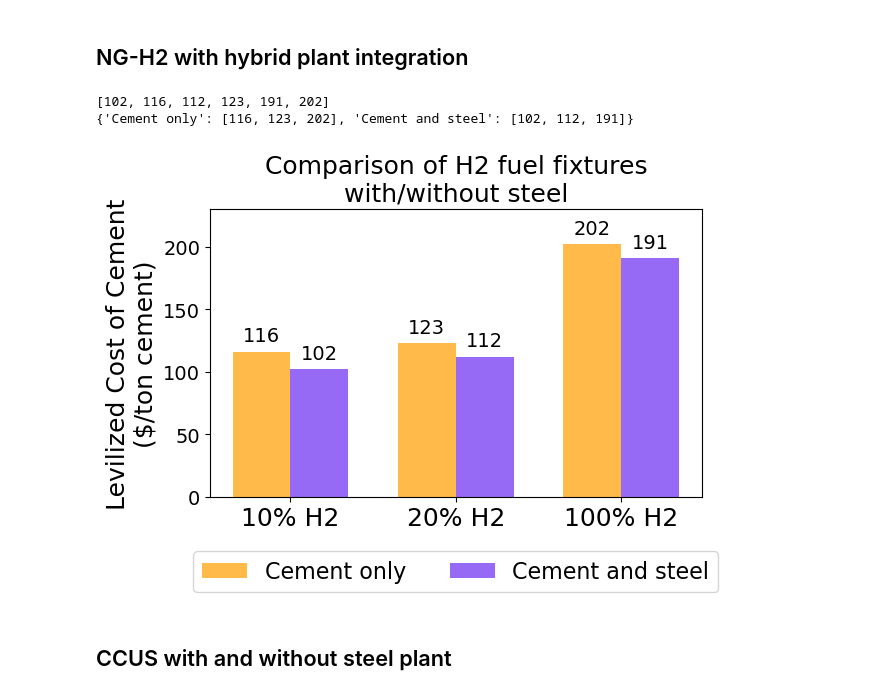
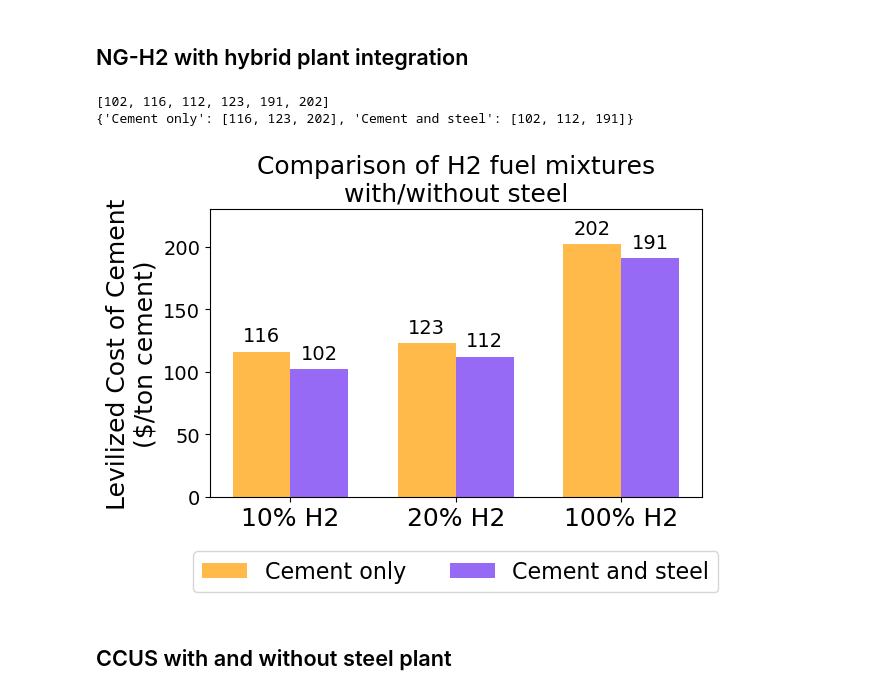
Before and after one commit to evan-sharafuddin/HOPP, a Jupyter notebook: green_concrete/plots.ipynb, the cells around one changed output. Cells and saved outputs as stored; diff of their text form; code cells hidden in the pictures.

Commit message:
finished up most of the results plotting

```diff
--- a/green_concrete/plots.ipynb
+++ b/green_concrete/plots.ipynb
@@ -275,7 +275,7 @@ fix, ax = plt.subplots()
 
 # Add labels and title with adjusted font size
 plt.ylabel('Levilized Cost of Cement\n($/ton cement)', fontsize=18)
-plt.title('Comparison of H2 fuel fixtures\nwith/without steel', fontsize=18)
+plt.title('Comparison of H2 fuel mixtures\nwith/without steel', fontsize=18)
 plt.xticks(x, group_labels, fontsize=18)
 plt.yticks(fontsize=14)
 
@@ -283,34 +283,34 @@ plt.yticks(fontsize=14)
 # Loop through each group of bars and create a set of bars for each group
 for i, (group, values) in enumerate(data.items()):
 # Calculate the x-axis position for the current group of bars
     pos = x + (i * bar_width)
     # Create a set of bars for the current group
     bars = ax.bar(pos, values, width=bar_width, label=group, color=colorhash[i])
 
 	# Add text labels above each bar
     for bar, value in zip(bars, values):
     	ax.text(bar.get_x() + bar.get_width() / 2, bar.get_height() + 5, str(value),
                 ha='center', va='bottom', color='black', fontsize=14)
 
 ax.set_xticks(x + ((len(data) - 1) / 2) * bar_width)
 ax.set_xticklabels(group_labels)
 
 plt.legend(loc='upper center', bbox_to_anchor=(0.5, -0.15), ncol=3, fontsize=16)
 plt.ylim(0, 230)
 
 plt.tight_layout()
 
 # Save the plot
 plt.savefig(os.path.join(outloc, '.png'), dpi=800)
 # Show the plot
 
 plt.show()
 
 # TODO change this graph, make it like the one below
 # %% [output]
 [102, 116, 112, 123, 191, 202]
 {'Cement only': [116, 123, 202], 'Cement and steel': [102, 112, 191]}
-[figure, old version]
+[figure, new version]
 # %% [markdown]
 ## CCUS with and without steel plant
 # %%
```
Also changed, not shown: parts of 12 cells of this notebook.
